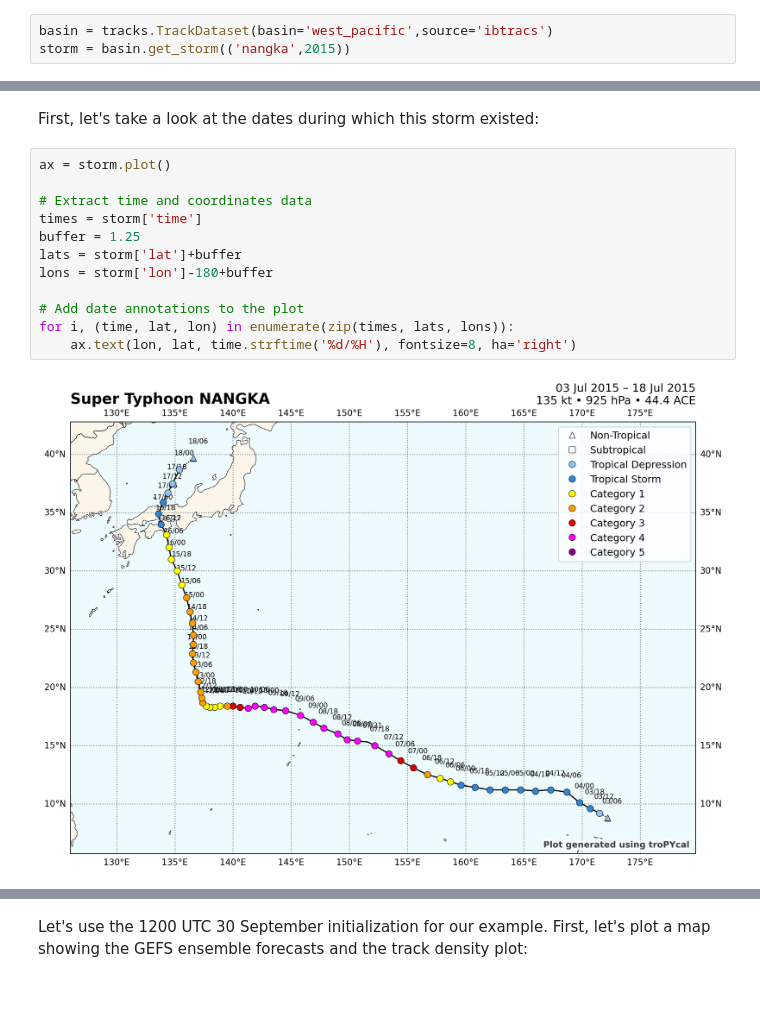
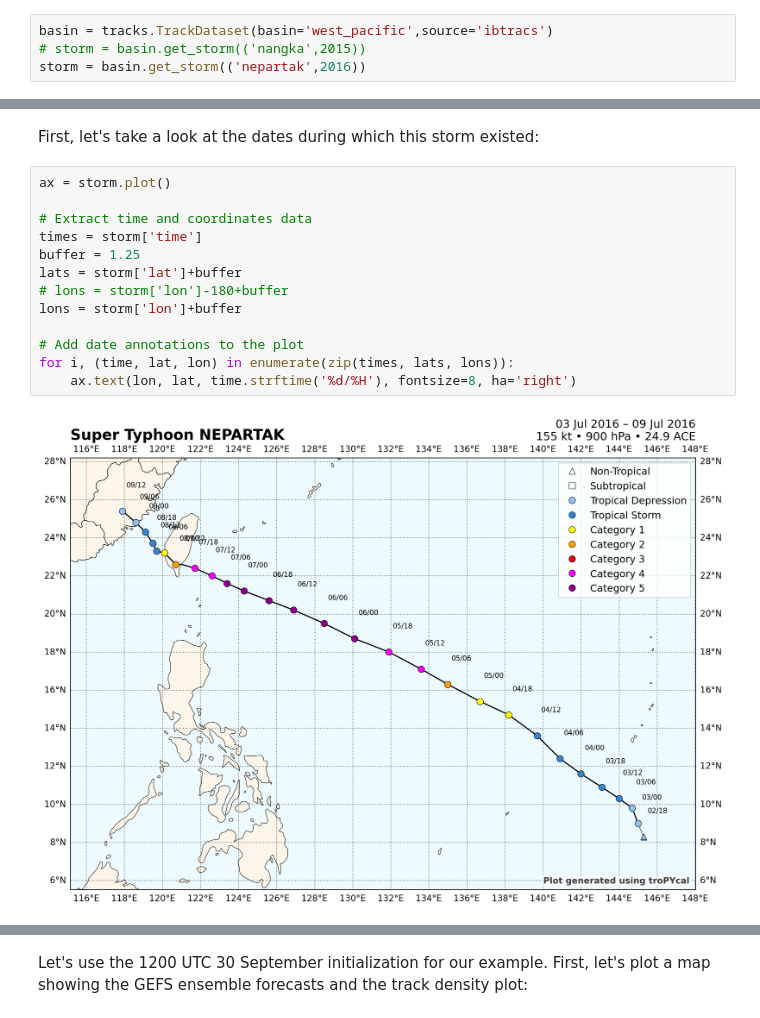
Before and after one commit to jhruppert/tc-crfrad, a Jupyter notebook: analysis/tropycal_storminfo.ipynb, the cells around one changed output, grey strips where cells are left out. Drawn from its saved outputs; the diff is of its cells as text.

Commit message:
prep for new nepartak run, clean-up

```diff
--- a/analysis/tropycal_storminfo.ipynb
+++ b/analysis/tropycal_storminfo.ipynb
@@ -27,5 +27,6 @@ storm = basin.get_storm(('maria',2017))
 # %%
 basin = tracks.TrackDataset(basin='west_pacific',source='ibtracs')
-storm = basin.get_storm(('nangka',2015))
+# storm = basin.get_storm(('nangka',2015))
+storm = basin.get_storm(('nepartak',2016))
 # %% [output]
 --> Starting to read in ibtracs data
@@ -35,17 +56,18 @@ First, let's take a look at the dates during which this storm existed:
 # %%
 ax = storm.plot()
 
 # Extract time and coordinates data
 times = storm['time']
 buffer = 1.25
 lats = storm['lat']+buffer
-lons = storm['lon']-180+buffer
+# lons = storm['lon']-180+buffer
+lons = storm['lon']+buffer
 
 # Add date annotations to the plot
 for i, (time, lat, lon) in enumerate(zip(times, lats, lons)):
     ax.text(lon, lat, time.strftime('%d/%H'), fontsize=8, ha='right')
 # %% [output]
-[figure, old version]
+[figure, new version]
 # %%
 # Extract time, pressure, and wind data
 times = storm['time']
```
Also changed, not shown: parts of 4 cells of this notebook, 22 other files.
